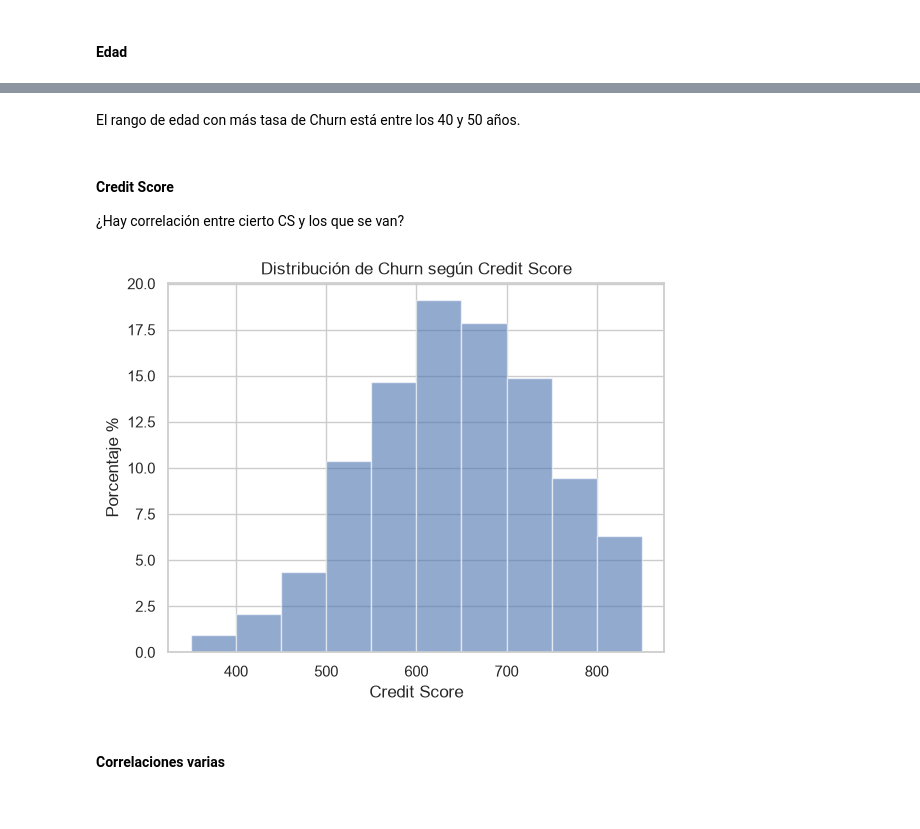
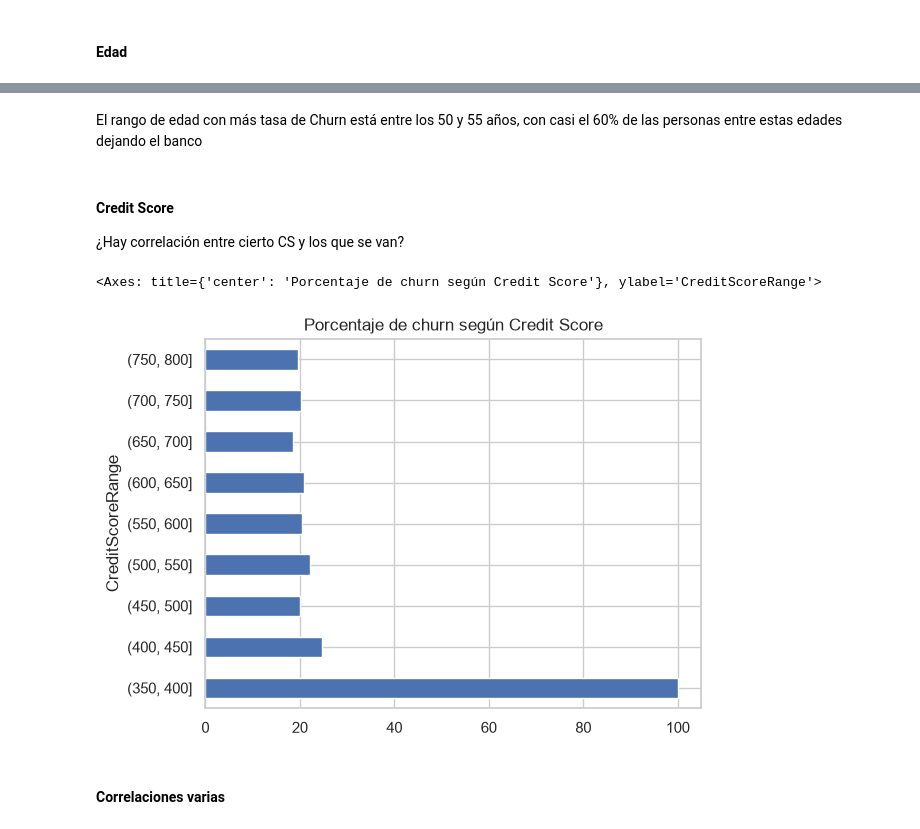
Before and after one commit to ALopezReale/bank-churn-analysis, a Jupyter notebook: 1_EDA_RegresionLogistica.ipynb, the cells around one changed output, grey strips where cells are left out. Drawn from its saved outputs; the diff is of its cells as text; code cells hidden in the pictures.

```diff
--- a/1_EDA_RegresionLogistica.ipynb
+++ b/1_EDA_RegresionLogistica.ipynb
@@ -226,19 +264,17 @@ plt.show()
 # %% [markdown]
-El rango de edad con más tasa de Churn está entre los 40 y 50 años.
+El rango de edad con más tasa de Churn está entre los 50 y 55 años, con casi el 60% de las personas entre estas edades dejando el banco
 # %% [markdown]
 #### Credit Score
 ¿Hay correlación entre cierto CS y los que se van?
-# %%
-data = df[df['Exited']==1]['CreditScore']
-weights = np.ones(len(data)) / len(data) * 100
-
-data.hist(alpha=0.6, label='Se fue', bins=10, weights=weights) # evaluamos con histograma
-plt.xlabel('Credit Score')
-plt.ylabel('Porcentaje %')
-plt.title('Distribución de Churn según Credit Score')
-plt.show()
-# %% [output]
-[figure, removed]
+# %%
+cs_range = range(min(df["CreditScore"]), max(df["CreditScore"]), 50)
+
+df["CreditScoreRange"] = pd.cut(df["CreditScore"], cs_range)
+csrange_table = df.groupby("CreditScoreRange")["Exited"].value_counts(normalize=True).unstack() * 100
+csrange_table[1].plot(kind="barh", title="Porcentaje de churn según Credit Score")
+# %% [output]
+<Axes: title={'center': 'Porcentaje de churn según Credit Score'}, ylabel='CreditScoreRange'>
+[figure, added]
 # %% [markdown]
 #### Correlaciones varias
 # %%
```
Also changed, not shown: parts of 47 cells of this notebook.
